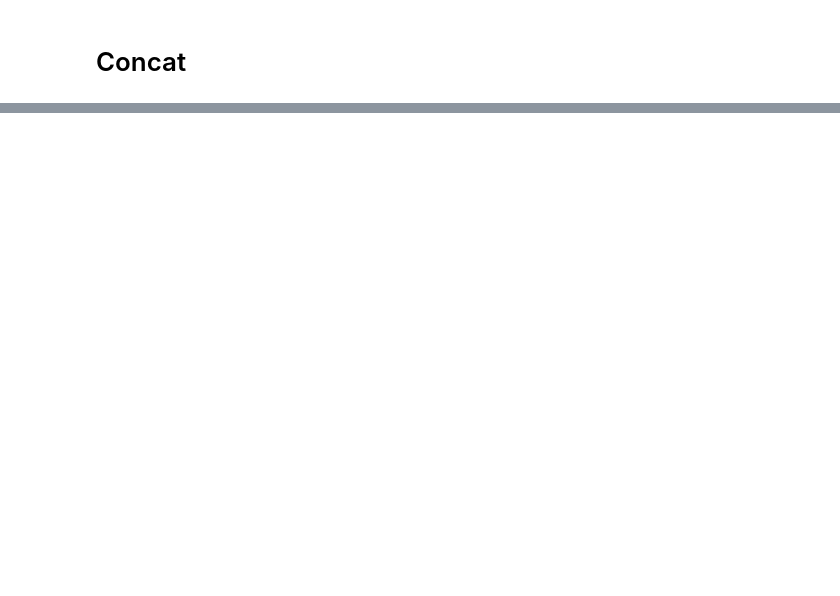
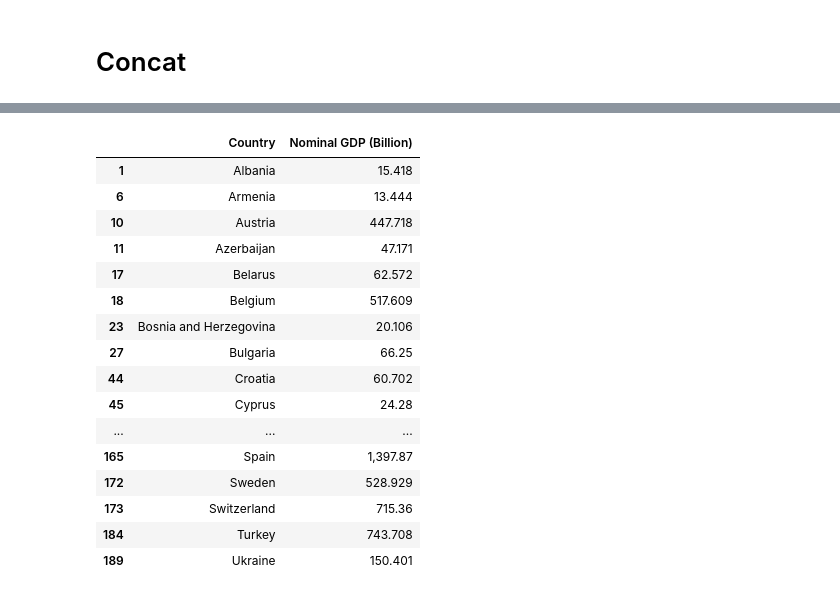
Before and after one commit to david880110/Economy-by-Country, a Jupyter notebook: data_cleaning.ipynb, the cells around one changed output, grey strips where cells are left out. Cells and saved outputs as stored; diff of their text form; code cells hidden in the pictures; blank space fills up the shorter version.

Commit message:
upload eu data

```diff
--- a/data_cleaning.ipynb
+++ b/data_cleaning.ipynb
@@ -9,4 +9,6 @@ df_pop_china = pd.read_csv('raw_data/data-pop-china-2017.csv')
 df_pop_usa = pd.read_csv('raw_data/data-pop-usa-2019.csv')
 df_WEO = pd.read_csv('raw_data/WEO_Data.csv')
 df_region_china = pd.read_csv('raw_data/data-economyregion-china.csv')
+df_continent = pd.read_csv('raw_data/country-and-continent-codes-list.csv')
+df_pop_europe = pd.read_csv('raw_data/data-pop-europe-2019.csv')
 # %% [markdown]
@@ -185,0 +199,4 @@ clean_df.to_csv('clean_data/clean_china_and_usa.csv')
+# %%
+# Clean data in ['Country']
+df_continent['Country'] = df_continent['Country_Name'].str.rsplit(',').str[0]
+df_continent.head()
@@ -185,0 +219,4 @@ clean_df.to_csv('clean_data/clean_china_and_usa.csv')
+# %%
+# Select columns based on condition
+df_gdp_world = df_WEO[['Country','Units','Scale','2019']][df_WEO['Subject Descriptor'] == 'Gross domestic product, current prices']#[df_WEO['2019']]
+df_gdp_world.head()
@@ -185,0 +230,29 @@ clean_df.to_csv('clean_data/clean_china_and_usa.csv')
+# %%
+# Merge dataframe
+df_world = pd.DataFrame.merge(df_gdp_world,df_continent,how='left',on='Country')
+
+# Select Europe gdp data
+df_europe = df_world[['Country','2019']][df_world['Continent_Name'] == 'Europe']
+
+# Rename column
+df_europe.rename(columns={'2019':'Nominal GDP (Billion)'}, inplace=True)
+
+df_europe
+# %% [output]
+|  | Country | Nominal GDP (Billion) |
+| 1 | Albania | 15.418 |
+| 6 | Armenia | 13.444 |
+| 10 | Austria | 447.718 |
+| 11 | Azerbaijan | 47.171 |
+| 17 | Belarus | 62.572 |
+| 18 | Belgium | 517.609 |
+| 23 | Bosnia and Herzegovina | 20.106 |
+| 27 | Bulgaria | 66.25 |
+| 44 | Croatia | 60.702 |
+| 45 | Cyprus | 24.28 |
+| ... | ... | ... |
+| 165 | Spain | 1,397.87 |
+| 172 | Sweden | 528.929 |
+| 173 | Switzerland | 715.36 |
+| 184 | Turkey | 743.708 |
+| 189 | Ukraine | 150.401 |
```
Also changed, not shown: parts of 7 cells of this notebook, 7 other files.
